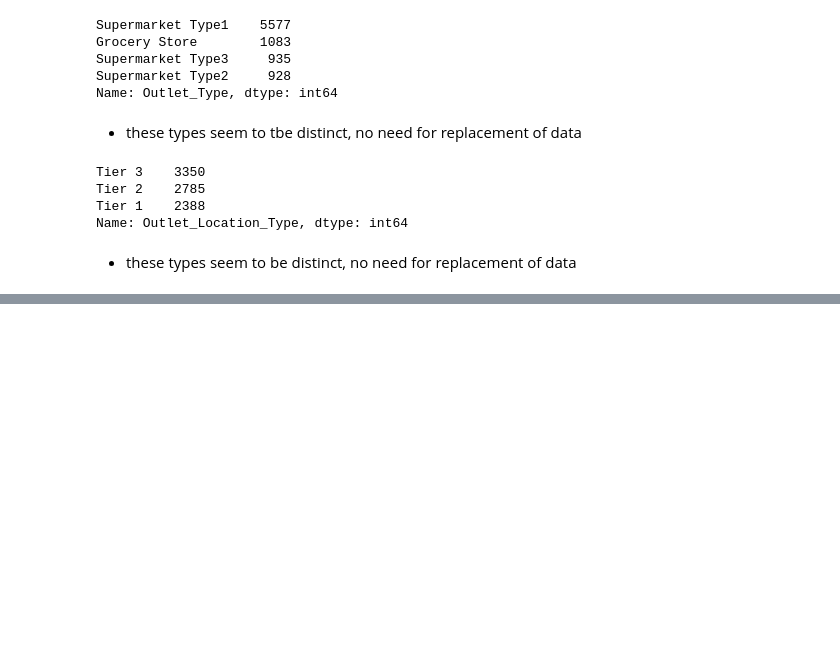
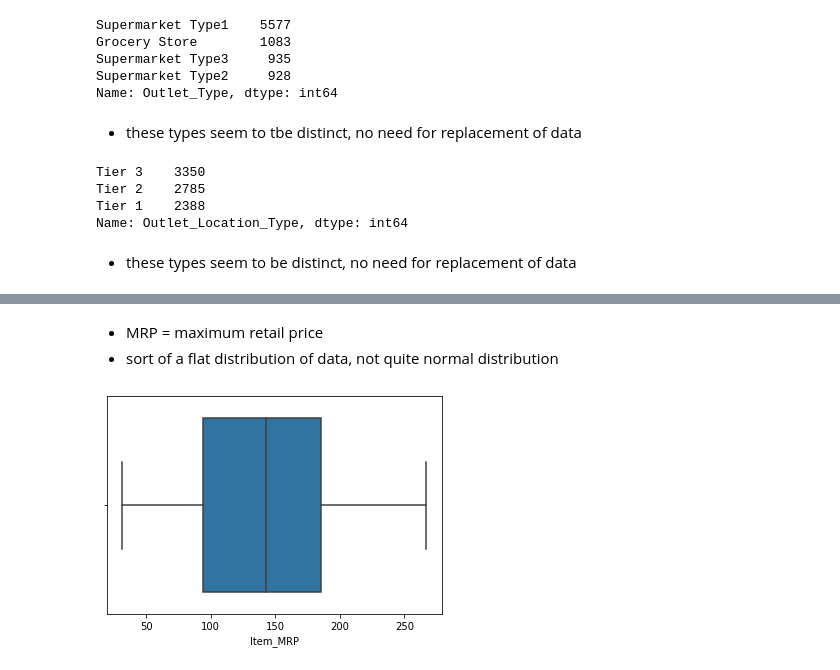
Before and after one commit to ELBrown11/CodingDojoPortfolioProjects, a Jupyter notebook: Project1.ipynb, the cells around one changed output, grey strips where cells are left out. Drawn from its saved outputs; the diff is of its cells as text; code cells hidden in the pictures; blank space fills up the shorter version.

```diff
--- a/Project1.ipynb
+++ b/Project1.ipynb
@@ -201,0 +220,8 @@ Name: Outlet_Location_Type, dtype: int64
+# %% [markdown]
+- MRP = maximum retail price
+- sort of a flat distribution of data, not quite normal distribution
+# %%
+#boxplot for item maxiumum retail price
+ax = sns.boxplot(x=sales_data['Item_MRP'])
+# %% [output]
+[figure, added]
```
Also changed, not shown: parts of 13 cells of this notebook.
